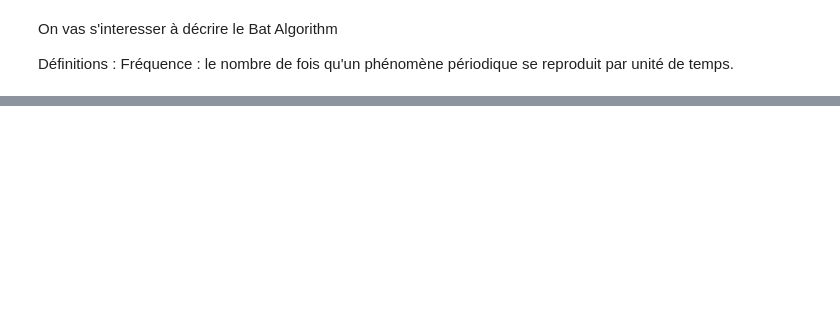
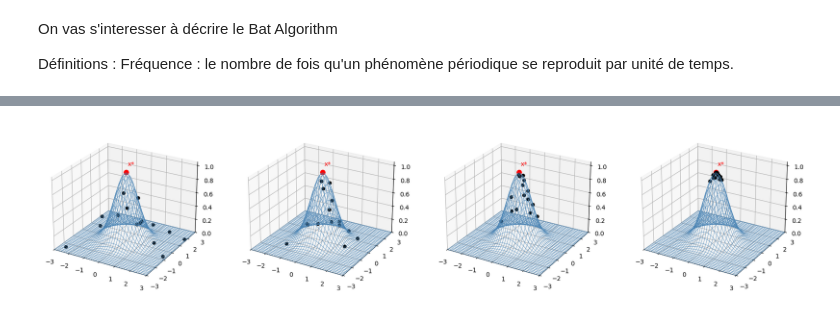
Before and after one commit to melBzz/parallel-bat-algorithm, a Jupyter notebook: rapport/notes/etude.ipynb, the cells around one changed output, grey strips where cells are left out. Saved outputs shown, nothing was run; the diff lists cells and outputs as text; code cells hidden in the pictures; blank space fills up the shorter version.

```diff
--- a/rapport/notes/etude.ipynb
+++ b/rapport/notes/etude.ipynb
@@ -60,0 +64,54 @@ plt.show()
+# %%
+import numpy as np
+import matplotlib.pyplot as plt
+from mpl_toolkits.mplot3d import Axes3D
+
+# --- Fonction volcan ---
+def f(x, y):
+    return np.exp(-(x**2 + y**2))
+
+# Grille pour la surface
+x = np.linspace(-3, 3, 80)
+y = np.linspace(-3, 3, 80)
+X, Y = np.meshgrid(x, y)
+Z = f(X, Y)
+
+# --- Snapshots simulés ---
+np.random.seed(0)
+snap1 = np.random.uniform(-3, 3, (15, 2))   # initialisation
+snap2 = snap1 * 0.6                         # début de montée
+snap3 = snap1 * 0.3                         # approche
+snap4 = snap1 * 0.1                         # convergence
+
+snapshots = [snap1, snap2, snap3, snap4]
+
+# --- Figure côte à côte ---
+fig = plt.figure(figsize=(18, 4))
+
+for i, snap in enumerate(snapshots, 1):
+
+    ax = fig.add_subplot(1, 4, i, projection='3d')
+
+    ax.plot_wireframe(X, Y, Z, color='steelblue', linewidth=0.5)
+
+    # Points (chauves-souris simulées)
+    zs = f(snap[:,0], snap[:,1])
+    ax.scatter(snap[:,0], snap[:,1], zs + 0.01,
+               color="black", s=25, depthshade=False)
+
+    # Maximum global
+    ax.scatter(0, 0, f(0,0)+0.01, color="red", s=60)
+    ax.text(0.1, 0, f(0,0)+0.1, "x*", color="red", fontsize=10)
+
+    ax.set_xlim(-3,3)
+    ax.set_ylim(-3,3)
+    ax.set_zlim(0,1.05)
+    ax.view_init(elev=25, azim=-60)
+
+    # Aucun axe
+    #ax.set_axis_off()
+
+plt.tight_layout()
+plt.show()
+# %% [output]
+[figure, added]
```
Also changed, not shown: parts of 3 cells of this notebook, 10 other files.
